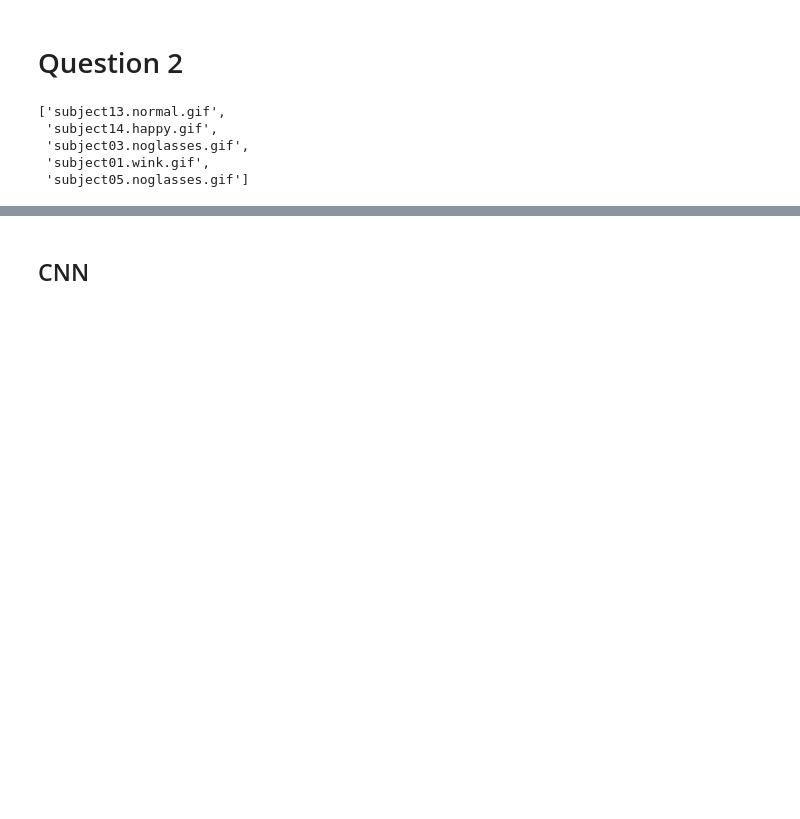
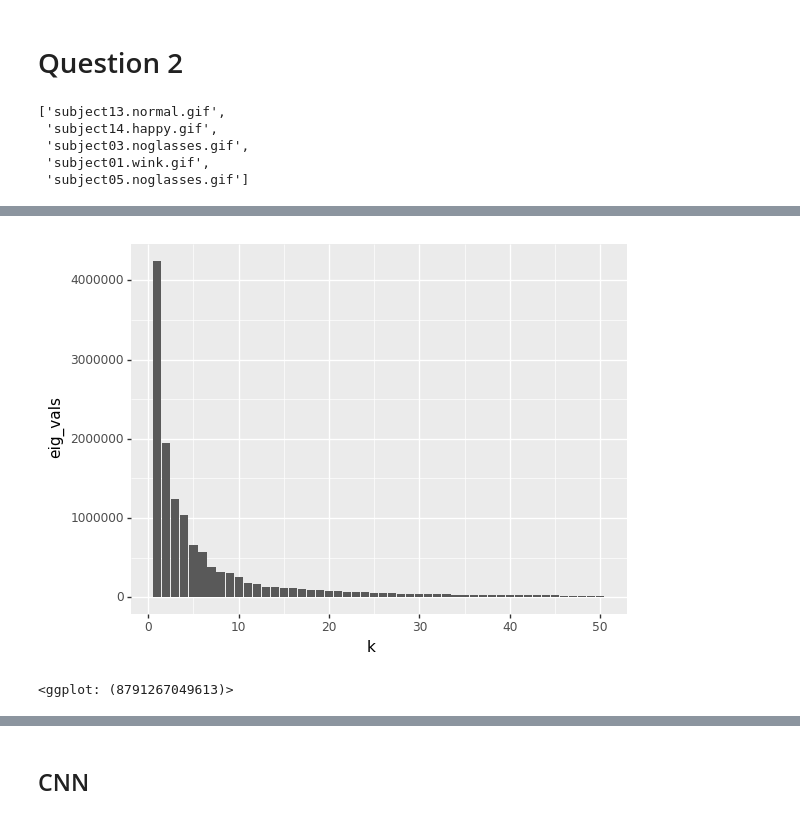
Before and after one commit to ilangurudev/ml_algos_py, a Jupyter notebook: hw3/hw3.ipynb, the cells around one changed output, grey strips where cells are left out. Saved outputs shown, nothing was run; the diff lists cells and outputs as text; code cells hidden in the pictures; blank space fills up the shorter version.

```diff
--- a/hw3/hw3.ipynb
+++ b/hw3/hw3.ipynb
@@ -354,0 +328,6 @@ pd.DataFrame(model_cv_best.cv_results_)
+# %%
+df_energy = pd.DataFrame({'k':np.arange(pca.eig_vals.shape[0])+1, 'eig_vals':pca.eig_vals}).iloc[:k]
+ggplot(aes('k', 'eig_vals'), df_energy) + geom_col()
+# %% [output]
+[figure, added]
+<ggplot: (8791267049613)>
```
Also changed, not shown: parts of 21 cells of this notebook.
